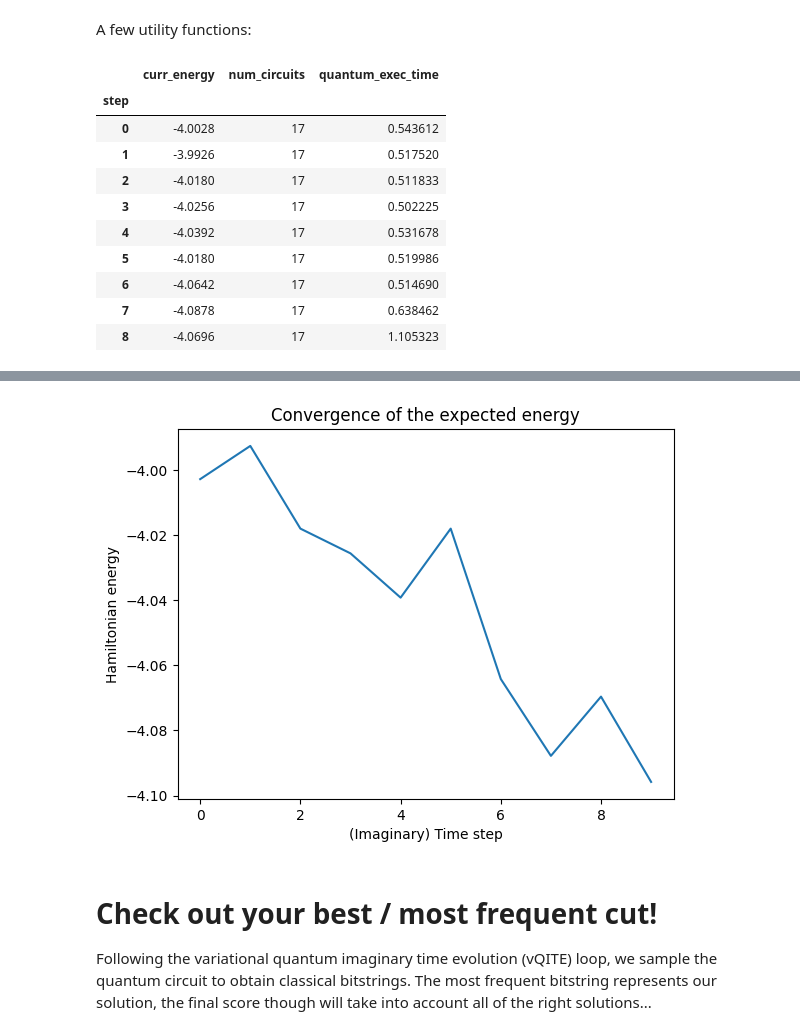
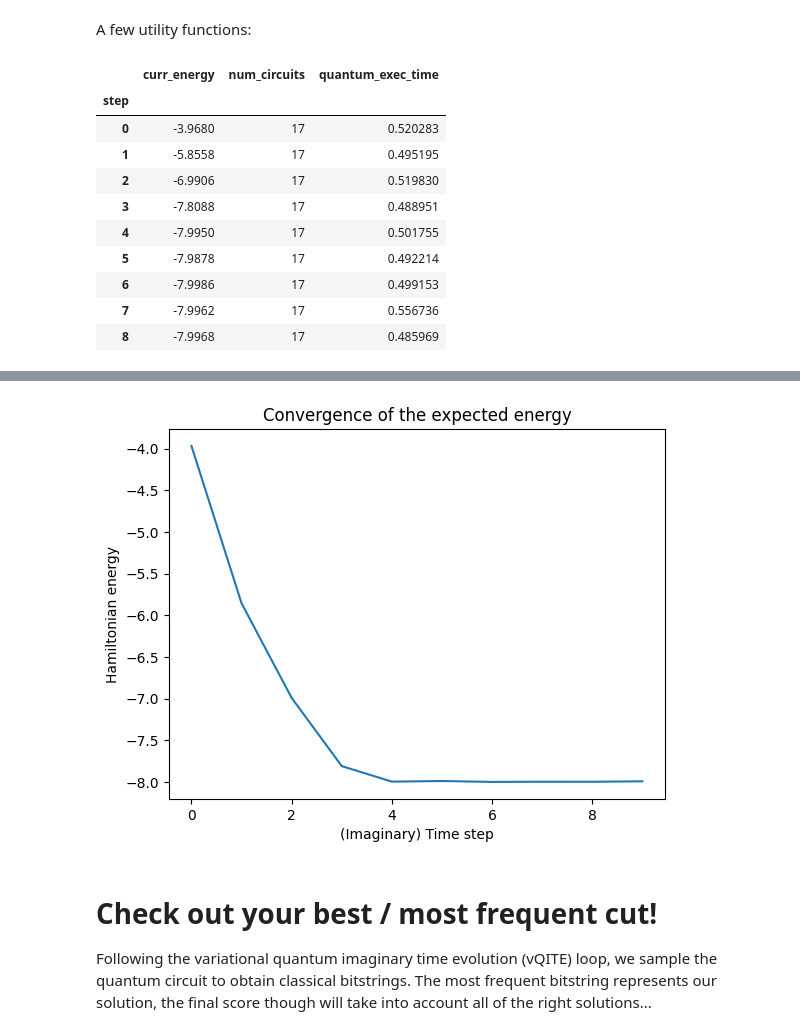
Before and after one commit to Oussema-t/C-_Projects, a Jupyter notebook: IonQuHack2025.ipynb, the cells around one changed output, grey strips where cells are left out. Saved outputs shown, nothing was run; the diff lists cells and outputs as text; code cells hidden in the pictures.

```diff
--- a/IonQuHack2025.ipynb
+++ b/IonQuHack2025.ipynb
@@ -720,19 +720,19 @@ def interpret_solution(graph, bitstring):
 
 # Set up your QITEvolver and evolve!
 qit_evolver = QITEvolver(ham, ansatz)
-qit_evolver.evolve(num_steps=10, lr=0.01, verbose=True) # lr was 0.5
+qit_evolver.evolve(num_steps=10, lr=2, verbose=True) # lr was 0.5
 
 # Visualize your results!
 qit_evolver.plot_convergence()
 # %% [output]
 |  | curr_energy | num_circuits | quantum_exec_time |
 | step |  |  |  |
-| 0 | -4.0028 | 17 | 0.543612 |
-| 1 | -3.9926 | 17 | 0.517520 |
-| 2 | -4.0180 | 17 | 0.511833 |
-| 3 | -4.0256 | 17 | 0.502225 |
-| 4 | -4.0392 | 17 | 0.531678 |
-| 5 | -4.0180 | 17 | 0.519986 |
-| 6 | -4.0642 | 17 | 0.514690 |
-| 7 | -4.0878 | 17 | 0.638462 |
-| 8 | -4.0696 | 17 | 1.105323 |
+| 0 | -3.9680 | 17 | 0.520283 |
+| 1 | -5.8558 | 17 | 0.495195 |
+| 2 | -6.9906 | 17 | 0.519830 |
+| 3 | -7.8088 | 17 | 0.488951 |
+| 4 | -7.9950 | 17 | 0.501755 |
+| 5 | -7.9878 | 17 | 0.492214 |
+| 6 | -7.9986 | 17 | 0.499153 |
+| 7 | -7.9962 | 17 | 0.556736 |
+| 8 | -7.9968 | 17 | 0.485969 |
@@ -741,4 +741,4 @@ Wall time: 6.88 s
-[figure, old version]
+[figure, new version]
 # %% [markdown]
 # Check out your best / most frequent cut!
 Following the variational quantum imaginary time evolution (vQITE) loop, we sample the quantum circuit to obtain classical bitstrings.  The most frequent bitstring represents our solution, the final score though will take into account all of the right solutions...
```
Also changed, not shown: parts of 6 cells of this notebook.
